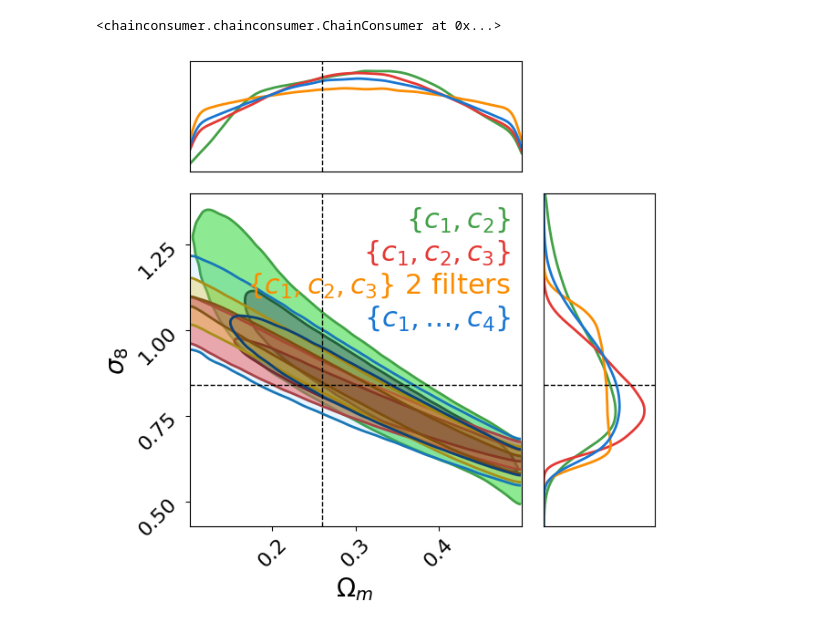
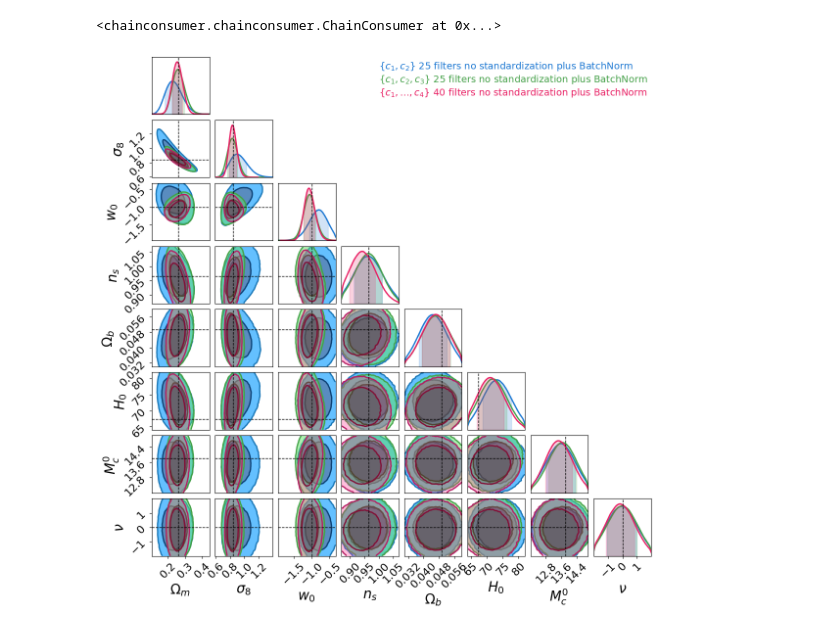
Before and after one commit to lgong6g/C3NN_inference, a Jupyter notebook: C3NN_Cosmogrid.ipynb, the cells around one changed output. Drawn from its saved outputs; the diff is of its cells as text; code cells hidden in the pictures.

Commit message:
add changes batchnorm, data-loading, plotting schemes

```diff
--- a/C3NN_Cosmogrid.ipynb
+++ b/C3NN_Cosmogrid.ipynb
@@ -260,14 +586,40 @@ _ = pairplot(samples.cpu().numpy(),
+# %%
+sample_c2_nozscorex_bn_4filter = np.load('/e/ocean1/users/lgong/C3NN_inference/c3nn-sbi_models/sampled_test_chains/4filters_2order_nozscorex_bn.npy')
+sample_c2_nozscorex_bn_25filter = np.load('/e/ocean1/users/lgong/C3NN_inference/c3nn-sbi_models/sampled_test_chains/25filters_2order_nozscorex_bn.npy')
+sample_c3_nozscorex_bn_25filter = np.load('/e/ocean1/users/lgong/C3NN_inference/c3nn-sbi_models/sampled_test_chains/25filters_3order_nozscorex_bn.npy')
+sample_c4_nozscorex_bn_25filter = np.load('/e/ocean1/users/lgong/C3NN_inference/c3nn-sbi_models/sampled_test_chains/25filters_4order_nozscorex_bn.npy')
+sample_c4_nozscorex_bn_40filter = np.load('/e/ocean1/users/lgong/C3NN_inference/c3nn-sbi_models/sampled_test_chains/40filters_4order_nozscorex_bn.npy')
 # %%
 c = ChainConsumer()
-c.add_chain(samples_c2.cpu().numpy(), parameters=["$\Omega_m$", r"$\sigma_8$"], name=r'$\{c_1,c_2\}$', shade=True, shade_alpha=0.7, color='g', linestyle='-', linewidth=2.0, kde=False)
-c.add_chain(samples_c3.cpu().numpy(), parameters=["$\Omega_m$", r"$\sigma_8$"], name=r'$\{c_1,c_2,c_3\}$', shade=True, shade_alpha=0.5, color='r', linestyle='-', linewidth=2.0, kde=False)
-c.add_chain(samples_c3_f2.cpu().numpy(), parameters=["$\Omega_m$", r"$\sigma_8$"], name=r'$\{c_1,c_2,c_3\}$'+' 2 filters', shade=True, shade_alpha=0.3, color='orange', linestyle='-', linewidth=2.0, kde=False)
-c.add_chain(samples_c4.cpu().numpy(), parameters=["$\Omega_m$", r"$\sigma_8$"], name=r'$\{c_1,\ldots,c_4\}$', shade=True, shade_alpha=0.1, color='blue', linestyle='-', linewidth=2.0, kde=False)
+#c.add_chain(samples_c2_structured.cpu().numpy(), parameters=["$\Omega_m$", r"$\sigma_8$", r"$w_0$", r"$n_s$", r"$\Omega_b$", r"$H_0$", r"$M_c^0$", r"$\nu$"], name=r'$\{c_1,c_2\}$ '+'4 filter structured', shade=True, shade_alpha=0.7, color='g', linestyle='-', linewidth=2.0, kde=False)
+#c.add_chain(samples_c2_zscorex.cpu().numpy(), parameters=["$\Omega_m$", r"$\sigma_8$", r"$w_0$", r"$n_s$", r"$\Omega_b$", r"$H_0$", r"$M_c^0$", r"$\nu$"], name=r'$\{c_1, c_2\}$ '+'4 filters z score', shade=True, shade_alpha=0.3, color='b', linestyle='-', linewidth=2.0, kde=False)
+#c.add_chain(sample_c2_nozscorex_bn_4filter, parameters=["$\Omega_m$", r"$\sigma_8$", r"$w_0$", r"$n_s$", r"$\Omega_b$", r"$H_0$", r"$M_c^0$", r"$\nu$"], name=r'$\{c_1, c_2\}$ '+'4 filters no standardization plus BatchNorm', shade=True, shade_alpha=0.7, color='b', linestyle='-', linewidth=2.0, kde=False)
+c.add_chain(sample_c2_nozscorex_bn_25filter, parameters=["$\Omega_m$", r"$\sigma_8$", r"$w_0$", r"$n_s$", r"$\Omega_b$", r"$H_0$", r"$M_c^0$", r"$\nu$"], name=r'$\{c_1, c_2\}$ '+'25 filters no standardization plus BatchNorm', shade=True, shade_alpha=0.7, color='b', linestyle='-', linewidth=2.0, kde=False)
+
+c.add_chain(sample_c3_nozscorex_bn_25filter, parameters=["$\Omega_m$", r"$\sigma_8$", r"$w_0$", r"$n_s$", r"$\Omega_b$", r"$H_0$", r"$M_c^0$", r"$\nu$"], name=r'$\{c_1, c_2, c_3\}$ '+'25 filters no standardization plus BatchNorm', shade=True, shade_alpha=0.5, color='g', linestyle='-', linewidth=2.0, kde=False)
+#c.add_chain(samples_c3.cpu().numpy(), parameters=["$\Omega_m$", r"$\sigma_8$", r"$w_0$", r"$n_s$", r"$\Omega_b$", r"$H_0$", r"$M_c^0$", r"$\nu$"], name=r'$\{c_1, c_2, c_3\}$ '+'best trial', shade=True, shade_alpha=0.5, color='r', linestyle='-', linewidth=2.0, kde=False)
+
+
+#c.add_chain(sample_c4_nozscorex_bn_25filter, parameters=["$\Omega_m$", r"$\sigma_8$", r"$w_0$", r"$n_s$", r"$\Omega_b$", r"$H_0$", r"$M_c^0$", r"$\nu$"], name=r'$\{c_1, \ldots, c_4\}$ '+'25 filters no standardization plus BatchNorm', shade=True, shade_alpha=0.7, color='b', linestyle='-', linewidth=2.0, kde=False)
+c.add_chain(sample_c4_nozscorex_bn_40filter, parameters=["$\Omega_m$", r"$\sigma_8$", r"$w_0$", r"$n_s$", r"$\Omega_b$", r"$H_0$", r"$M_c^0$", r"$\nu$"], name=r'$\{c_1, \ldots, c_4\}$ '+'40 filters no standardization plus BatchNorm', shade=True, shade_alpha=0.3, color='magenta', linestyle='-', linewidth=2.0, kde=False)
+#c.add_chain(samples_c4_f3.cpu().numpy(), parameters=["$\Omega_m$", r"$\sigma_8$", r"$w_0$", r"$n_s$", r"$\Omega_b$", r"$H_0$", r"$M_c^0$", r"$\nu$"], name=r'$\{c_1, \ldots, c_4\}$ '+'APT with 2 filters', shade=True, shade_alpha=0.1, color='blue', linestyle='-', linewidth=2.0, kde=False)
+# c.add_chain(samples_average, parameters=["$\Omega_m$", r"$\sigma_8$", r"$w_0$", r"$n_s$", r"$\Omega_b$", r"$H_0$", r"$M_c^0$", r"$\nu$"], name=r'$\{c_1, c_2, c_3\}$ '+'best 5 trials average', shade=True, shade_alpha=0.5, color='r', linestyle='-', linewidth=2.0, kde=False)
+#c.add_chain(samples_c3_f2.cpu().numpy(), parameters=["$\Omega_m$", r"$\sigma_8$", r"$w_0$", r"$n_s$", r"$\Omega_b$", r"$H_0$", r"$M_c^0$", r"$\nu$"], name=r'$\{c_1, c_2, c_3\}$ '+'trial17', shade=True, shade_alpha=0.5, color='r', linestyle='-', linewidth=2.0, kde=False)
+#c.add_chain(samples_c3_f3.cpu().numpy(), parameters=["$\Omega_m$", r"$\sigma_8$", r"$w_0$", r"$n_s$", r"$\Omega_b$", r"$H_0$", r"$M_c^0$", r"$\nu$"], name=r'$\{c_1, c_2, c_3\}$ '+'trial15', shade=True, shade_alpha=0.3, color='blue', linestyle='-', linewidth=2.0, kde=False)
+#c.add_chain(samples_c3_f4.cpu().numpy(), parameters=["$\Omega_m$", r"$\sigma_8$", r"$w_0$", r"$n_s$", r"$\Omega_b$", r"$H_0$", r"$M_c^0$", r"$\nu$"], name=r'$\{c_1, c_2, c_3\}$ '+'trial5', shade=True, shade_alpha=0.1, color='orange', linestyle='-', linewidth=2.0, kde=False)
+#c.add_chain(samples_c2.cpu().numpy(), parameters=["$\Omega_m$", r"$\sigma_8$"], name=r'$\{c_1,c_2\}$', shade=True, shade_alpha=0.7, color='b', linestyle='--', linewidth=2.0, kde=False)
+#c.add_chain(samples_2pt, parameters=["$\Omega_m$", r"$\sigma_8$"], name=r'$\{c_1,c_2\}$'+' full 2pcf', shade=True, shade_alpha=0.6, color='b', linestyle='-', linewidth=2.0, kde=False)
+#c.add_chain(samples_c2_best.cpu().numpy(), parameters=["$\Omega_m$", r"$\sigma_8$"], name=r'$\{c_1,c_2\}$ '+' optimized', shade=True, shade_alpha=0.5, color='r', linestyle='-', linewidth=2.0, kde=False)
+#c.add_chain(samples_c3.cpu().numpy(), parameters=["$\Omega_m$", r"$\sigma_8$"], name=r'$\{c_1,c_2,c_3\}$', shade=True, shade_alpha=0.0, color='r', linestyle='-', linewidth=2.0, kde=False)
+#c.add_chain(samples_c3_f2.cpu().numpy(), parameters=["$\Omega_m$", r"$\sigma_8$"], name=r'$\{c_1,c_2,c_3\}$'+' 2 filters', shade=True, shade_alpha=0.3, color='orange', linestyle='-', linewidth=2.0, kde=False)
+#c.add_chain(samples_c4.cpu().numpy(), parameters=["$\Omega_m$", r"$\sigma_8$"], name=r'$\{c_1,\ldots,c_4\}$', shade=True, shade_alpha=0.1, color='g', linestyle='-', linewidth=2.0, kde=False)
+
 c.configure_truth(linestyle='dotted', linewidth=0.5)
-c.configure(label_font_size=20.0, tick_font_size=16.0, max_ticks=4, summary=False, spacing=2.0, legend_kwargs={'fontsize':22})
+c.configure(label_font_size=20.0, tick_font_size=16.0, max_ticks=4, summary=False, spacing=2.0, legend_kwargs={'fontsize':14})
 # %% [output]
 <chainconsumer.chainconsumer.ChainConsumer at 0x...>
 # %%
-fig = c.plotter.plot(figsize=(6, 6), truth=[0.26, 0.84], legend=True)
+fig = c.plotter.plot(figsize=(12, 12), truth=[0.26, 0.84, -1, 0.9649, 0.0493, 67.3, 13.82, 0.0], legend=True)
+#truth=[0.26, 0.84, -1, 0.9649, 0.0493, 67.3, 13.82, 0.0]
 # %% [output]
-[figure, old version]
+[figure, new version]
```
Also changed, not shown: parts of 42 cells of this notebook, 5 other files.
